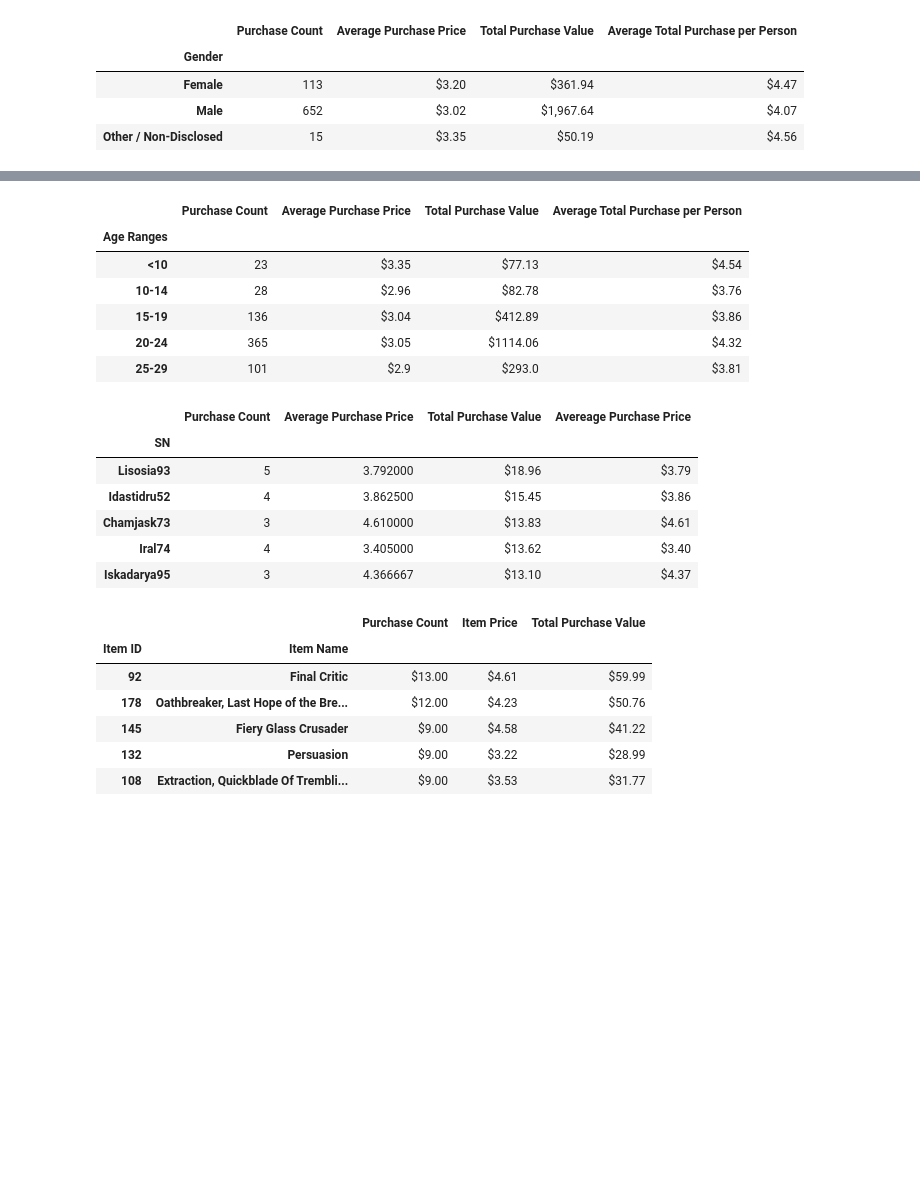
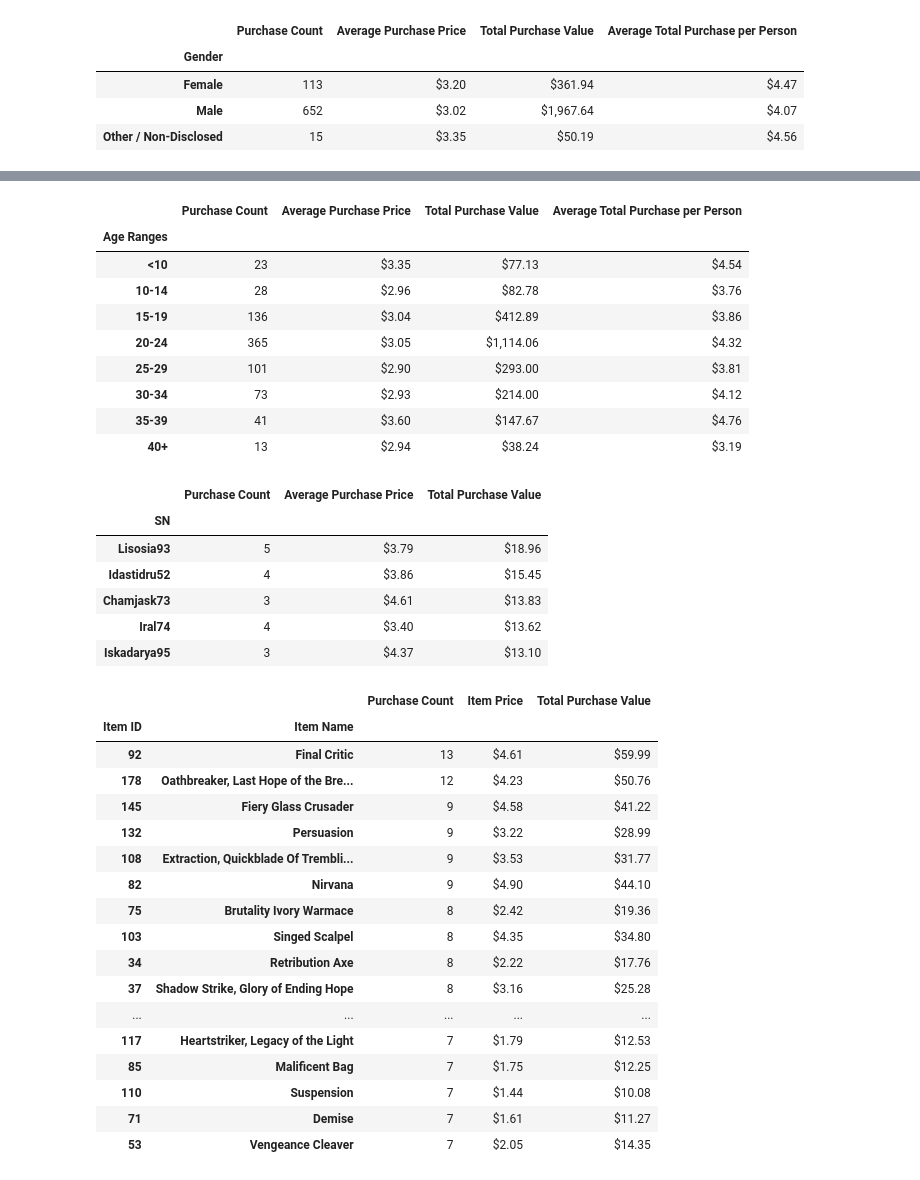
Before and after one commit to SommerKim/pandas-challenge, a Jupyter notebook: Heroes_of_Pymoli/Heroes_of_Pymoli.ipynb, the cells around one changed output, grey strips where cells are left out. Cells and saved outputs as stored; diff of their text form; code cells hidden in the pictures; blank space fills up the shorter version.

Commit message:
Completed Heroes of Pymoli code with analysis attached

```diff
--- a/Heroes_of_Pymoli/Heroes_of_Pymoli.ipynb
+++ b/Heroes_of_Pymoli/Heroes_of_Pymoli.ipynb
@@ -148,27 +153,37 @@ purchase_df["Age Ranges"] = pd.cut(purchase_df["Age"], bins, labels = group_name
 age_analysis =  purchase_df.groupby("Age Ranges")
 
 # Perform calculations
+count_age_range = age_analysis["Age Ranges"].count()
 avg_purchase_age = age_analysis["Price"].mean()
 total_purchase_age = age_analysis["Price"].sum()
 avg_purchase_person = age_analysis["Price"].sum() / age_group_df["Total Count"]
 
-# Create dataframe and calculate count
-age_analysis_df = pd.DataFrame(age_analysis["Age Ranges"].count())
-age_analysis_df = age_analysis_df.rename(columns = {"Age Ranges": "Purchase Count"})
-age_analysis_df["Average Purchase Price"] = "$" + (avg_purchase_age).round(2).astype(str)
-age_analysis_df["Total Purchase Value"] = "$" + (total_purchase_age).round(2).astype(str)
-age_analysis_df["Average Total Purchase per Person"] = "$" + (avg_purchase_person).round(2).astype(str)
+#Create dataframe
+age_analysis_df = pd.DataFrame({
+    "Purchase Count": count_age_range,
+    "Average Purchase Price": avg_purchase_age,
+    "Total Purchase Value": total_purchase_age,
+    "Average Total Purchase per Person": avg_purchase_person
+})
+
+# Formatting numbers
+age_analysis_df["Average Purchase Price"] = age_analysis_df["Average Purchase Price"].map("${:,.2f}".format)
+age_analysis_df["Total Purchase Value"] = age_analysis_df["Total Purchase Value"].map("${:,.2f}".format)
+age_analysis_df["Average Total Purchase per Person"] = age_analysis_df["Average Total Purchase per Person"].map("${:,.2f}".format)
 
 # Display final output
-age_analysis_df.head()
+age_analysis_df
 # %% [output]
 |  | Purchase Count | Average Purchase Price | Total Purchase Value | Average Total Purchase per Person |
 | Age Ranges |  |  |  |  |
 | <10 | 23 | $3.35 | $77.13 | $4.54 |
 | 10-14 | 28 | $2.96 | $82.78 | $3.76 |
 | 15-19 | 136 | $3.04 | $412.89 | $3.86 |
-| 20-24 | 365 | $3.05 | $1114.06 | $4.32 |
-| 25-29 | 101 | $2.9 | $293.0 | $3.81 |
+| 20-24 | 365 | $3.05 | $1,114.06 | $4.32 |
+| 25-29 | 101 | $2.90 | $293.00 | $3.81 |
+| 30-34 | 73 | $2.93 | $214.00 | $4.12 |
+| 35-39 | 41 | $3.60 | $147.67 | $4.76 |
+| 40+ | 13 | $2.94 | $38.24 | $3.19 |
 # %%
 # Perform calculations
 count_sn = purchase_df.groupby(["SN"]).count()["Price"].rename("Purchase Count")
@@ -186,53 +201,64 @@ sn_data_df = pd.DataFrame({
 sn_data_df = sn_data_df.sort_values("Total Purchase Value", ascending=False)
 
 # Formatting Numbers
-sn_data_df["Avereage Purchase Price"] = sn_data_df["Average Purchase Price"].map("${:,.2f}".format)
+sn_data_df["Average Purchase Price"] = sn_data_df["Average Purchase Price"].map("${:,.2f}".format)
 sn_data_df["Total Purchase Value"] = sn_data_df["Total Purchase Value"].map("${:,.2f}".format)
 
 # Display final output
 sn_data_df.head()
 # %% [output]
-|  | Purchase Count | Average Purchase Price | Total Purchase Value | Avereage Purchase Price |
-| SN |  |  |  |  |
-| Lisosia93 | 5 | 3.792000 | $18.96 | $3.79 |
-| Idastidru52 | 4 | 3.862500 | $15.45 | $3.86 |
-| Chamjask73 | 3 | 4.610000 | $13.83 | $4.61 |
-| Iral74 | 4 | 3.405000 | $13.62 | $3.40 |
-| Iskadarya95 | 3 | 4.366667 | $13.10 | $4.37 |
+|  | Purchase Count | Average Purchase Price | Total Purchase Value |
+| SN |  |  |  |
+| Lisosia93 | 5 | $3.79 | $18.96 |
+| Idastidru52 | 4 | $3.86 | $15.45 |
+| Chamjask73 | 3 | $4.61 | $13.83 |
+| Iral74 | 4 | $3.40 | $13.62 |
+| Iskadarya95 | 3 | $4.37 | $13.10 |
 # %%
 # Extract data
 most_pop = purchase_df.loc[:,["Item ID", "Item Name", "Price"]]
 
 # Perform calculations
 count_pop = most_pop.groupby(["Item ID", "Item Name"]).count()["Price"].rename("Purchase Count")
 average_price_pop = most_pop.groupby(["Item ID", "Item Name"]).mean()["Price"]
 total_purchase_pop = most_pop.groupby(["Item ID", "Item Name"]).sum()["Price"].rename("Total Purchase Value")
 
 # Create dataframe for Most Popular Items
 most_pop_df = pd.DataFrame({
     "Purchase Count": count_pop,
     "Item Price": average_price_pop,
     "Total Purchase Value": total_purchase_pop
 })
 
 # Sort values
 sorted_most_pop_df = most_pop_df.sort_values("Purchase Count", ascending = False)
 
 # Formatting numbers
-sorted_most_pop_df["Purchase Count"] = sorted_most_pop_df["Purchase Count"].map("${:,.2f}".format)
+sorted_most_pop_df["Purchase Count"] = sorted_most_pop_df["Purchase Count"]
 sorted_most_pop_df["Item Price"] = sorted_most_pop_df["Item Price"].map("${:,.2f}".format)
 sorted_most_pop_df["Total Purchase Value"] = sorted_most_pop_df["Total Purchase Value"].map("${:,.2f}".format)
 
 # Display final output
-sorted_most_pop_df.head()
+sorted_most_pop_df.head(20)
 # %% [output]
 |  |  | Purchase Count | Item Price | Total Purchase Value |
 | Item ID | Item Name |  |  |  |
-| 92 | Final Critic | $13.00 | $4.61 | $59.99 |
-| 178 | Oathbreaker, Last Hope of the Bre... | $12.00 | $4.23 | $50.76 |
-| 145 | Fiery Glass Crusader | $9.00 | $4.58 | $41.22 |
-| 132 | Persuasion | $9.00 | $3.22 | $28.99 |
-| 108 | Extraction, Quickblade Of Trembli... | $9.00 | $3.53 | $31.77 |
+| 92 | Final Critic | 13 | $4.61 | $59.99 |
+| 178 | Oathbreaker, Last Hope of the Bre... | 12 | $4.23 | $50.76 |
+| 145 | Fiery Glass Crusader | 9 | $4.58 | $41.22 |
+| 132 | Persuasion | 9 | $3.22 | $28.99 |
+| 108 | Extraction, Quickblade Of Trembli... | 9 | $3.53 | $31.77 |
+| 82 | Nirvana | 9 | $4.90 | $44.10 |
+| 75 | Brutality Ivory Warmace | 8 | $2.42 | $19.36 |
+| 103 | Singed Scalpel | 8 | $4.35 | $34.80 |
+| 34 | Retribution Axe | 8 | $2.22 | $17.76 |
+| 37 | Shadow Strike, Glory of Ending Hope | 8 | $3.16 | $25.28 |
+| ... | ... | ... | ... | ... |
+| 117 | Heartstriker, Legacy of the Light | 7 | $1.79 | $12.53 |
+| 85 | Malificent Bag | 7 | $1.75 | $12.25 |
+| 110 | Suspension | 7 | $1.44 | $10.08 |
+| 71 | Demise | 7 | $1.61 | $11.27 |
+| 53 | Vengeance Cleaver | 7 | $2.05 | $14.35 |
 # %%
 # Sort values
 sorted_most_prof_df = most_pop_df.sort_values("Total Purchase Value", ascending = False)
```
Also changed, not shown: parts of 4 cells of this notebook.
